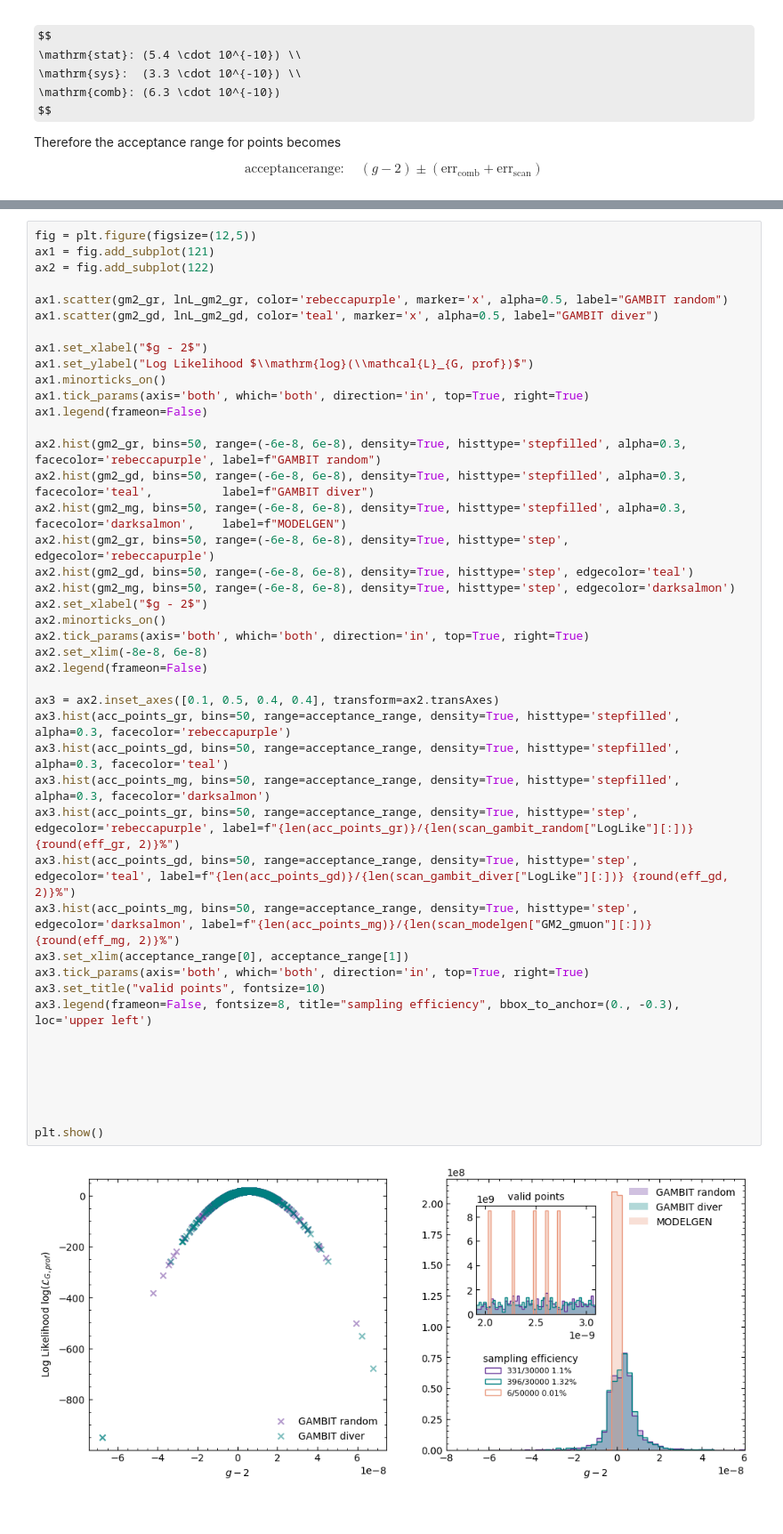
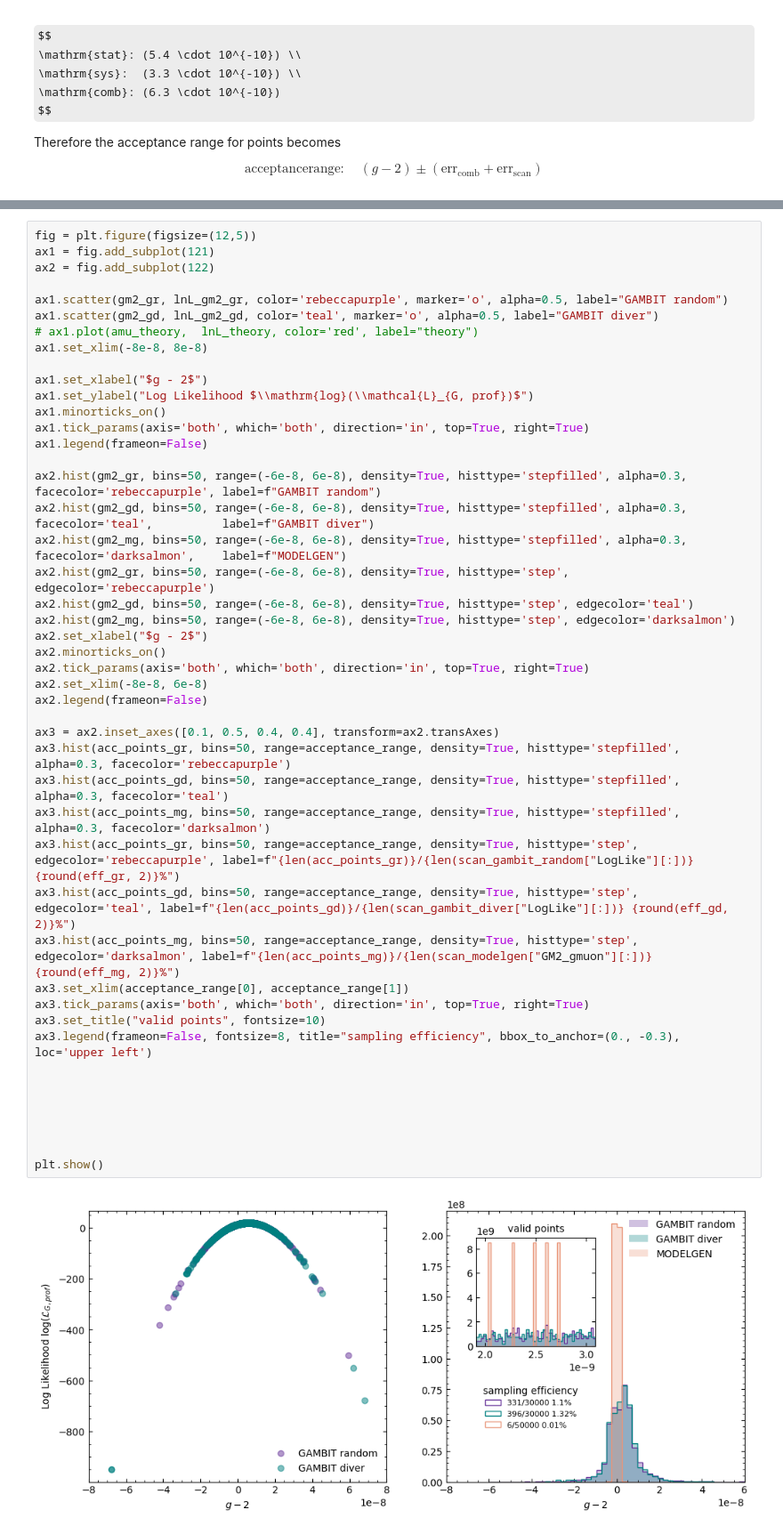
Before and after one commit to vallereichi/mssmscanning, a Jupyter notebook: MSSM/g-2.ipynb, the cells around one changed output, grey strips where cells are left out. Shown at 89% size. Drawn from its saved outputs; the diff is of its cells as text; some formulas as TeX source.

```diff
--- a/MSSM/g-2.ipynb
+++ b/MSSM/g-2.ipynb
@@ -89,8 +104,10 @@ fig = plt.figure(figsize=(12,5))
 ax1 = fig.add_subplot(121)
 ax2 = fig.add_subplot(122)
 
-ax1.scatter(gm2_gr, lnL_gm2_gr, color='rebeccapurple', marker='x', alpha=0.5, label="GAMBIT random")
-ax1.scatter(gm2_gd, lnL_gm2_gd, color='teal', marker='x', alpha=0.5, label="GAMBIT diver")
+ax1.scatter(gm2_gr, lnL_gm2_gr, color='rebeccapurple', marker='o', alpha=0.5, label="GAMBIT random")
+ax1.scatter(gm2_gd, lnL_gm2_gd, color='teal', marker='o', alpha=0.5, label="GAMBIT diver")
+# ax1.plot(amu_theory,  lnL_theory, color='red', label="theory")
+ax1.set_xlim(-8e-8, 8e-8)
 
 ax1.set_xlabel("$g - 2$")
 ax1.set_ylabel("Log Likelihood $\\mathrm{log}(\\mathcal{L}_{G, prof})$")
@@ -102,31 +119,31 @@ ax2.hist(gm2_gr, bins=50, range=(-6e-8, 6e-8), density=True, histtype='stepfille
 ax2.hist(gm2_gd, bins=50, range=(-6e-8, 6e-8), density=True, histtype='stepfilled', alpha=0.3, facecolor='teal',          label=f"GAMBIT diver")
 ax2.hist(gm2_mg, bins=50, range=(-6e-8, 6e-8), density=True, histtype='stepfilled', alpha=0.3, facecolor='darksalmon',    label=f"MODELGEN")
 ax2.hist(gm2_gr, bins=50, range=(-6e-8, 6e-8), density=True, histtype='step', edgecolor='rebeccapurple')
 ax2.hist(gm2_gd, bins=50, range=(-6e-8, 6e-8), density=True, histtype='step', edgecolor='teal')
 ax2.hist(gm2_mg, bins=50, range=(-6e-8, 6e-8), density=True, histtype='step', edgecolor='darksalmon')
 ax2.set_xlabel("$g - 2$")
 ax2.minorticks_on()
 ax2.tick_params(axis='both', which='both', direction='in', top=True, right=True)
 ax2.set_xlim(-8e-8, 6e-8)
 ax2.legend(frameon=False)
 
 ax3 = ax2.inset_axes([0.1, 0.5, 0.4, 0.4], transform=ax2.transAxes)
 ax3.hist(acc_points_gr, bins=50, range=acceptance_range, density=True, histtype='stepfilled', alpha=0.3, facecolor='rebeccapurple')
 ax3.hist(acc_points_gd, bins=50, range=acceptance_range, density=True, histtype='stepfilled', alpha=0.3, facecolor='teal')
 ax3.hist(acc_points_mg, bins=50, range=acceptance_range, density=True, histtype='stepfilled', alpha=0.3, facecolor='darksalmon')
 ax3.hist(acc_points_gr, bins=50, range=acceptance_range, density=True, histtype='step', edgecolor='rebeccapurple', label=f"{len(acc_points_gr)}/{len(scan_gambit_random["LogLike"][:])} {round(eff_gr, 2)}%")
 ax3.hist(acc_points_gd, bins=50, range=acceptance_range, density=True, histtype='step', edgecolor='teal', label=f"{len(acc_points_gd)}/{len(scan_gambit_diver["LogLike"][:])} {round(eff_gd, 2)}%")
 ax3.hist(acc_points_mg, bins=50, range=acceptance_range, density=True, histtype='step', edgecolor='darksalmon', label=f"{len(acc_points_mg)}/{len(scan_modelgen["GM2_gmuon"][:])} {round(eff_mg, 2)}%")
 ax3.set_xlim(acceptance_range[0], acceptance_range[1])
 ax3.tick_params(axis='both', which='both', direction='in', top=True, right=True)
 ax3.set_title("valid points", fontsize=10)
 ax3.legend(frameon=False, fontsize=8, title="sampling efficiency", bbox_to_anchor=(0., -0.3), loc='upper left')
 
 
 
 
 
 
 plt.show()
 # %% [output]
-[figure, old version]
+[figure, new version]
```
Also changed, not shown: parts of 4 cells of this notebook.
